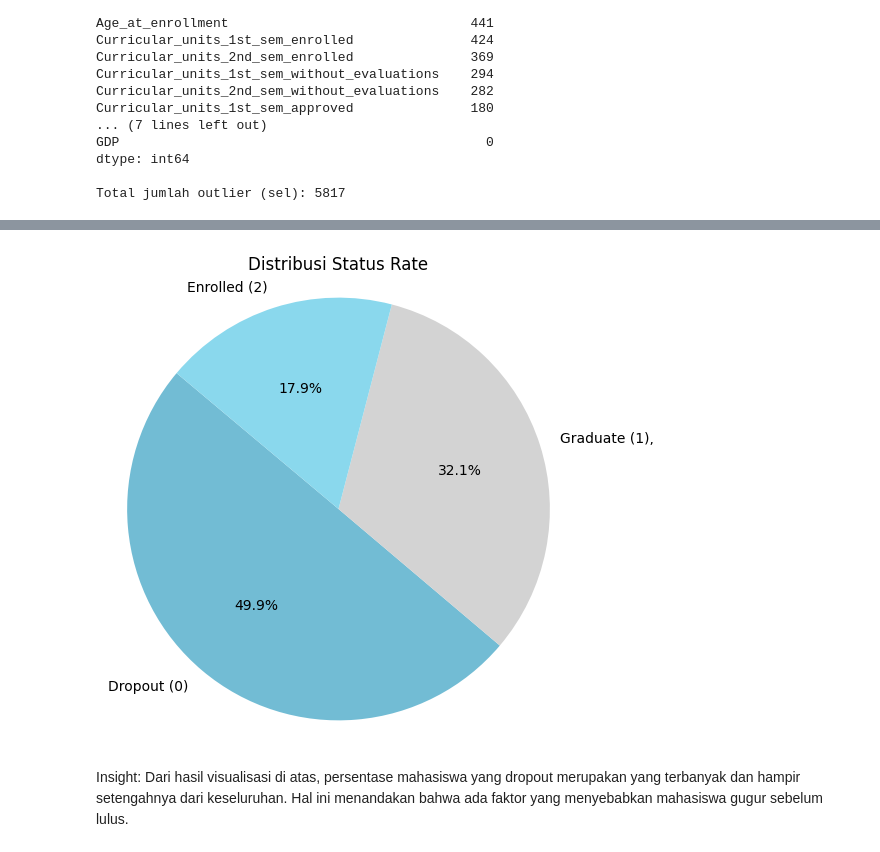
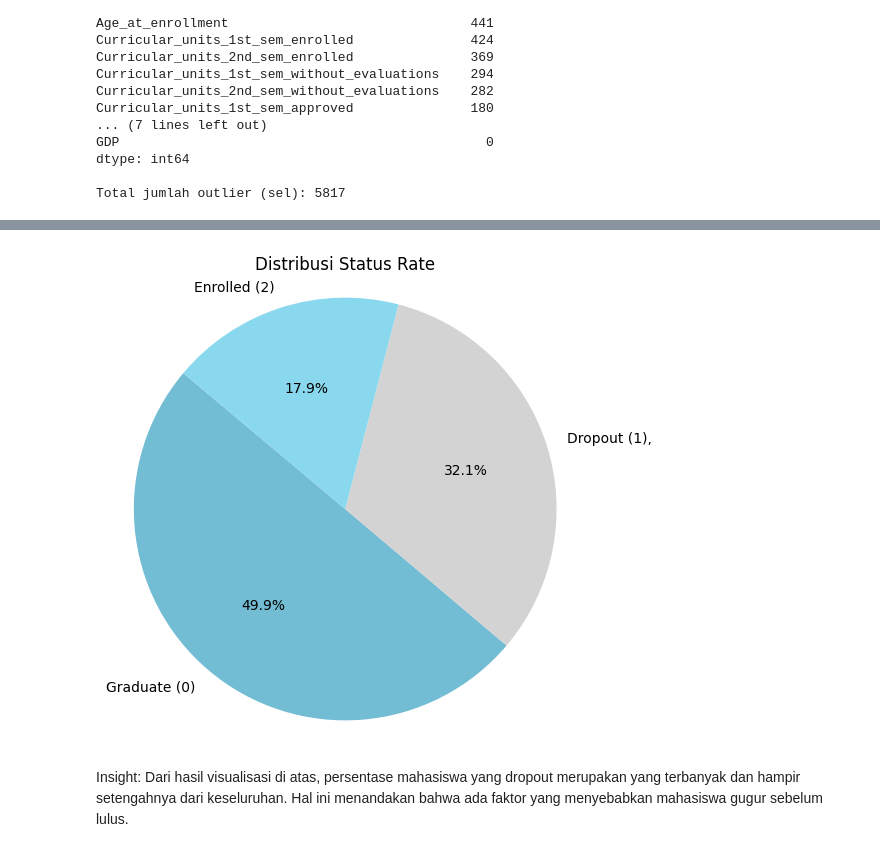
Before and after one commit to nafakhairunnisa/bpds_proyek_akhir, a Jupyter notebook: notebook_akhir.ipynb, the cells around one changed output, grey strips where cells are left out. Saved outputs shown, nothing was run; the diff lists cells and outputs as text; code cells hidden in the pictures.

```diff
--- a/notebook_akhir.ipynb
+++ b/notebook_akhir.ipynb
@@ -376,19 +399,19 @@ Total jumlah outlier (sel): 5817
 # %%
 # Cek distribusi Status
 
 # Hitung jumlah masing-masing kategori Status
 status_counts = df['Status'].value_counts()
-labels = ['Dropout (0)', 'Graduate (1),', 'Enrolled (2)']
+labels = ['Graduate (0)', 'Dropout (1),', 'Enrolled (2)']
 colors = ["#72BCD4", "#D3D3D3", "#8ad8ed"]
 
 # Pie chart
 plt.figure(figsize=(6,6))
 plt.pie(status_counts, labels=labels, autopct='%1.1f%%', startangle=140, colors=colors)
 plt.title('Distribusi Status Rate')
 plt.axis('equal')
 plt.show()
 # %% [output]
-[figure, old version]
+[figure, new version]
 # %% [markdown]
 Insight: </br>
 Dari hasil visualisasi di atas, persentase mahasiswa yang dropout merupakan yang terbanyak dan hampir setengahnya dari keseluruhan. Hal ini menandakan bahwa ada faktor yang menyebabkan mahasiswa gugur sebelum lulus.
```
Also changed, not shown: parts of 5 cells of this notebook, 6 other files.
